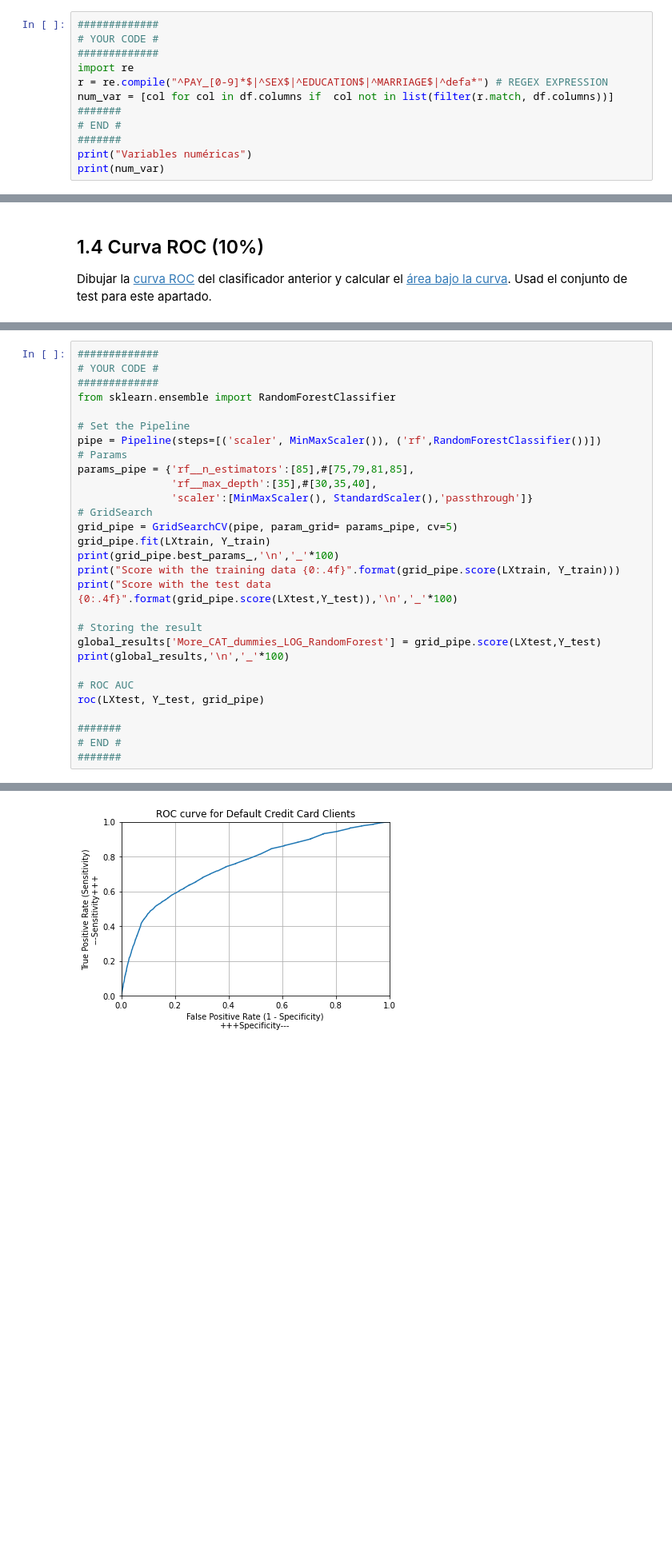
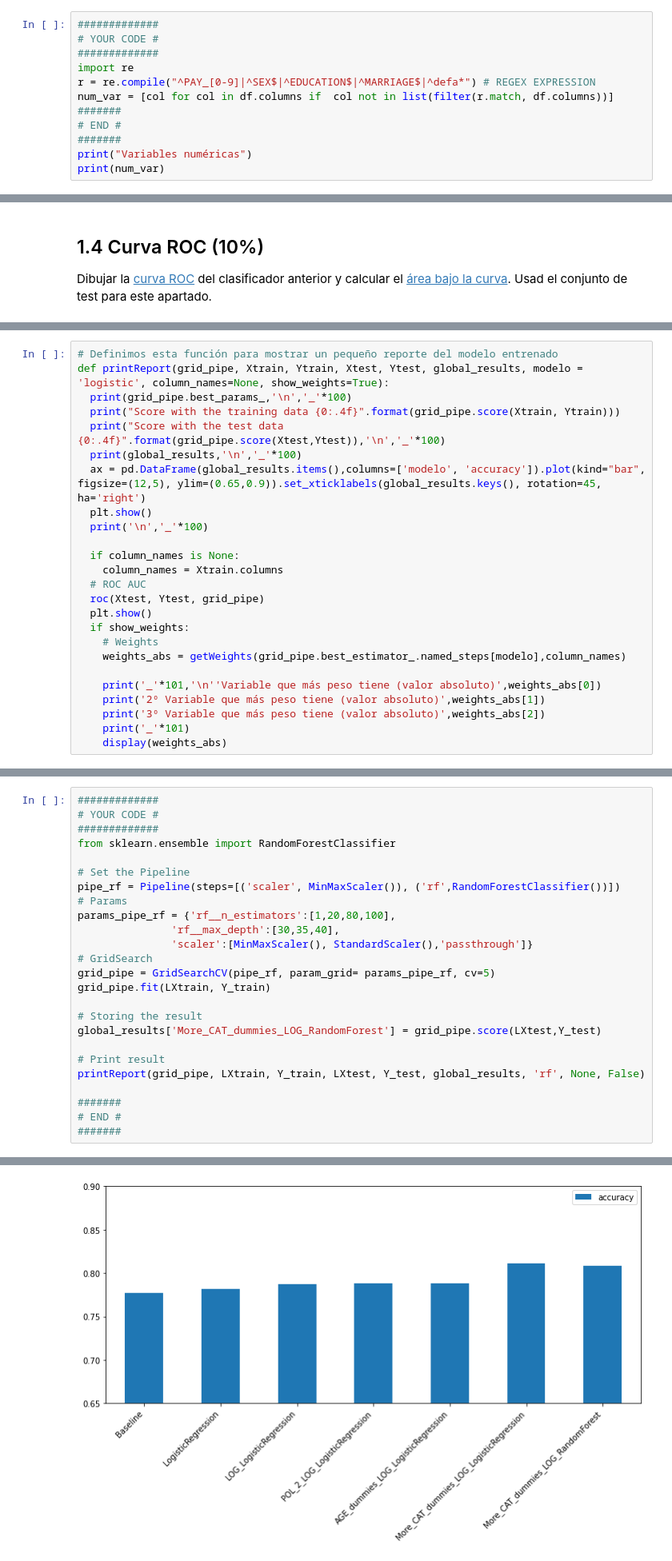
Before and after one commit to emunozlorenzo/UC3McourseML, a Jupyter notebook: Introducción a la ingeniería de características/HW1_estudiantes.ipynb, the cells around one changed output, grey strips where cells are left out. Shown at 80% size. Saved outputs shown, nothing was run; the diff lists cells and outputs as text; blank space fills up the shorter version.

```diff
--- a/Introducción a la ingeniería de características/HW1_estudiantes.ipynb
+++ b/Introducción a la ingeniería de características/HW1_estudiantes.ipynb
@@ -147,7 +231,7 @@ df.head()
 # YOUR CODE #
 #############
 import re
-r = re.compile("^PAY_[0-9]*$|^SEX$|^EDUCATION$|^MARRIAGE$|^defa*") # REGEX EXPRESSION
+r = re.compile("^PAY_[0-9]|^SEX$|^EDUCATION$|^MARRIAGE$|^defa*") # REGEX EXPRESSION
 num_var = [col for col in df.columns if  col not in list(filter(r.match, df.columns))]
 #######
 # END #
@@ -341,0 +413,25 @@ La cantidad de crédito solicitado se vuelve más relevante con la transformaci
+# %%
+# Definimos esta función para mostrar un pequeño reporte del modelo entrenado
+def printReport(grid_pipe, Xtrain, Ytrain, Xtest, Ytest, global_results, modelo = 'logistic', column_names=None, show_weights=True):
+  print(grid_pipe.best_params_,'\n','_'*100)
+  print("Score with the training data {0:.4f}".format(grid_pipe.score(Xtrain, Ytrain)))
+  print("Score with the test data {0:.4f}".format(grid_pipe.score(Xtest,Ytest)),'\n','_'*100)
+  print(global_results,'\n','_'*100)
+  ax = pd.DataFrame(global_results.items(),columns=['modelo', 'accuracy']).plot(kind="bar", figsize=(12,5), ylim=(0.65,0.9)).set_xticklabels(global_results.keys(), rotation=45, ha='right')
+  plt.show()
+  print('\n','_'*100)
+
+  if column_names is None:
+    column_names = Xtrain.columns
+  # ROC AUC
+  roc(Xtest, Ytest, grid_pipe)
+  plt.show()
+  if show_weights:
+    # Weights
+    weights_abs = getWeights(grid_pipe.best_estimator_.named_steps[modelo],column_names)
+
+    print('_'*101,'\n''Variable que más peso tiene (valor absoluto)',weights_abs[0])
+    print('2º Variable que más peso tiene (valor absoluto)',weights_abs[1])
+    print('3º Variable que más peso tiene (valor absoluto)',weights_abs[2])
+    print('_'*101)
+    display(weights_abs)
@@ -594,24 +751,20 @@ Alternativamente podéis emplear [*Random Forest*](https://scikit-learn.org/stab
 from sklearn.ensemble import RandomForestClassifier
 
 # Set the Pipeline
-pipe = Pipeline(steps=[('scaler', MinMaxScaler()), ('rf',RandomForestClassifier())])
+pipe_rf = Pipeline(steps=[('scaler', MinMaxScaler()), ('rf',RandomForestClassifier())])
 # Params
-params_pipe = {'rf__n_estimators':[85],#[75,79,81,85],
-               'rf__max_depth':[35],#[30,35,40],
+params_pipe_rf = {'rf__n_estimators':[1,20,80,100],
+               'rf__max_depth':[30,35,40],
                'scaler':[MinMaxScaler(), StandardScaler(),'passthrough']}
 # GridSearch
-grid_pipe = GridSearchCV(pipe, param_grid= params_pipe, cv=5)
+grid_pipe = GridSearchCV(pipe_rf, param_grid= params_pipe_rf, cv=5)
 grid_pipe.fit(LXtrain, Y_train)
-print(grid_pipe.best_params_,'\n','_'*100)
-print("Score with the training data {0:.4f}".format(grid_pipe.score(LXtrain, Y_train)))
-print("Score with the test data {0:.4f}".format(grid_pipe.score(LXtest,Y_test)),'\n','_'*100)
 
 # Storing the result
 global_results['More_CAT_dummies_LOG_RandomForest'] = grid_pipe.score(LXtest,Y_test)
-print(global_results,'\n','_'*100)
 
-# ROC AUC
-roc(LXtest, Y_test, grid_pipe)
+# Print result
+printReport(grid_pipe, LXtrain, Y_train, LXtest, Y_test, global_results, 'rf', None, False)
 
 #######
 # END #
@@ -628 +780 @@ AUC is the percentage of the ROC plot that is underneath the curve: 0.7539965997
-[figure, old version]
+[figure, new version]
```
Also changed, not shown: parts of 39 cells of this notebook.
